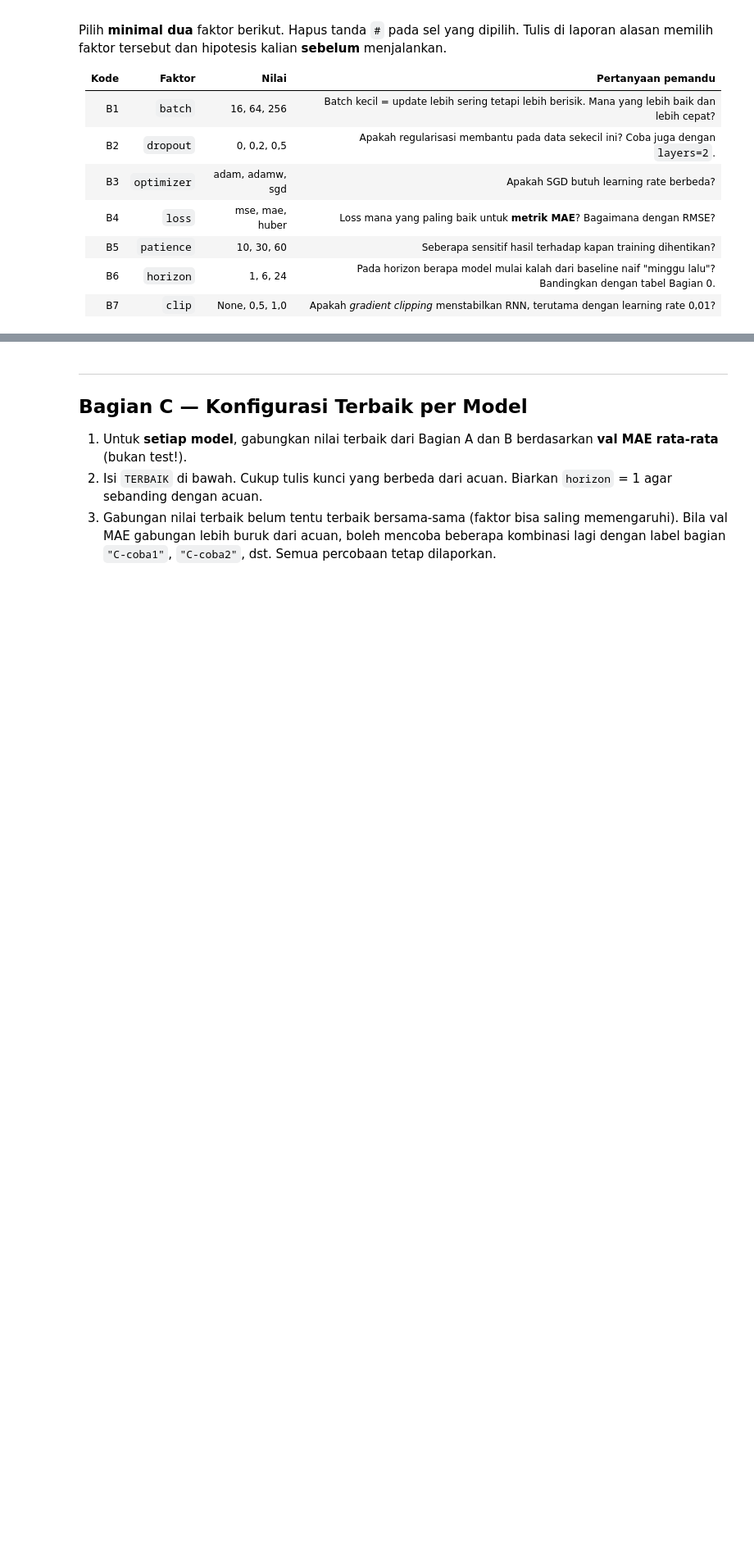
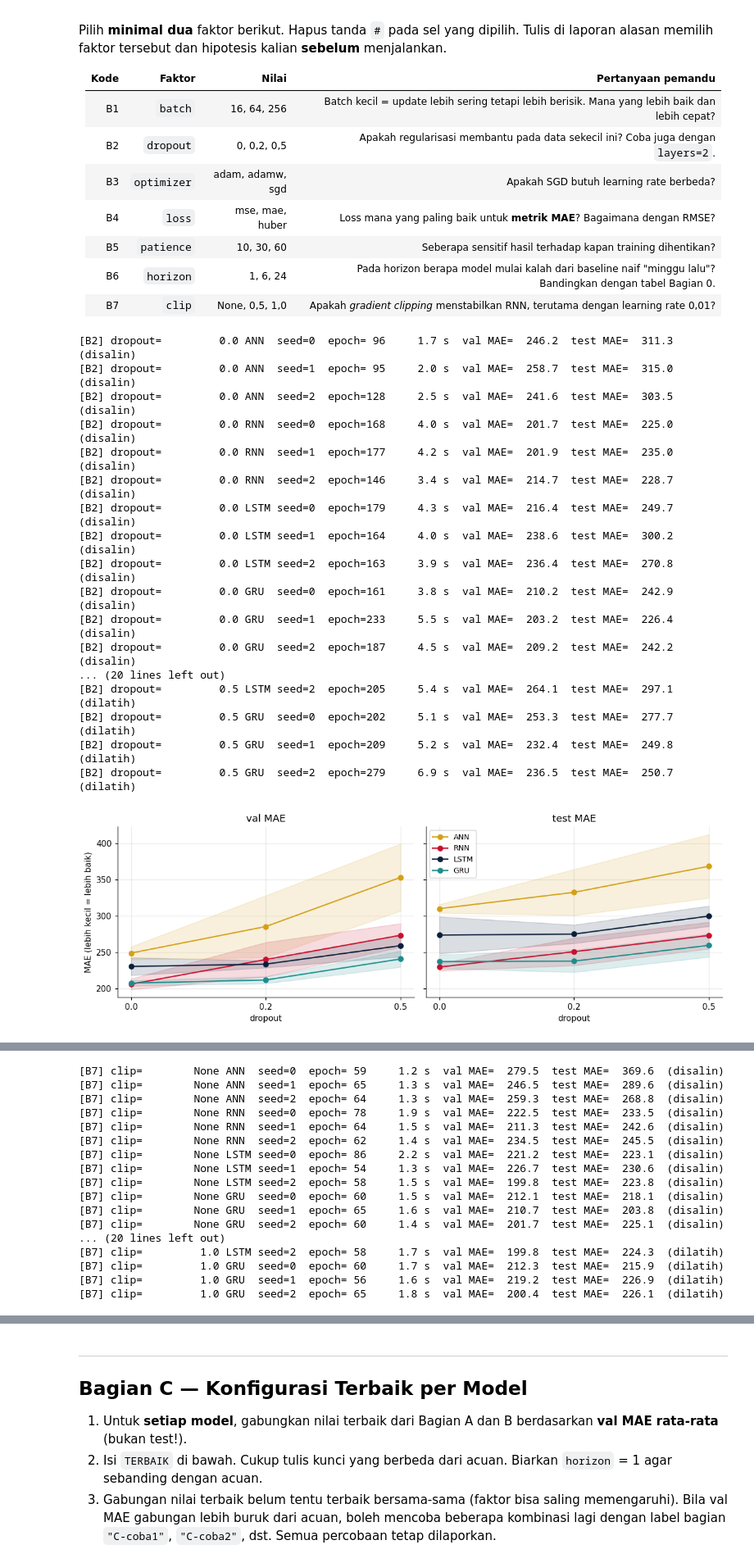
Before and after one commit to syarif124400082-afk/Tugas-DL-Kelompok-0, a Jupyter notebook: tugas_ablasi.ipynb, the cells around one changed output, grey strips where cells are left out. Shown at 82% size. Saved outputs shown, nothing was run; the diff lists cells and outputs as text; code cells hidden in the pictures; blank space fills up the shorter version.

```diff
--- a/tugas_ablasi.ipynb
+++ b/tugas_ablasi.ipynb
@@ -625,9 +693,28 @@ Pilih **minimal dua** faktor berikut. Hapus tanda `#` pada sel yang dipilih. Tul
 | B7 | `clip` | None, 0,5, 1,0 | Apakah *gradient clipping* menstabilkan RNN, terutama dengan learning rate 0,01? |
 # %%
 # b1 = jalankan("B1", "batch", [16, 64, 256]);              plot_faktor(b1, "batch size", simpan="B1_batch.png");     display(ringkas(b1))
-# b2 = jalankan("B2", "dropout", [0.0, 0.2, 0.5]);           plot_faktor(b2, "dropout", simpan="B2_dropout.png");      display(ringkas(b2))
+b2 = jalankan("B2", "dropout", [0.0, 0.2, 0.5]);           plot_faktor(b2, "dropout", simpan="B2_dropout.png");      display(ringkas(b2))
 # b3 = jalankan("B3", "optimizer", ["adam", "adamw", "sgd"]); plot_faktor(b3, "optimizer", simpan="B3_optimizer.png"); display(ringkas(b3))
 # b4 = jalankan("B4", "loss", ["mse", "mae", "huber"]);       plot_faktor(b4, "fungsi loss", simpan="B4_loss.png");    display(ringkas(b4))
 # b5 = jalankan("B5", "patience", [10, 30, 60]);              plot_faktor(b5, "patience", simpan="B5_patience.png");   display(ringkas(b5))
 # b6 = jalankan("B6", "horizon", [1, 6, 24]);                 plot_faktor(b6, "horizon (jam)", simpan="B6_horizon.png"); display(ringkas(b6))
-# b7 = jalankan("B7", "clip", [None, 0.5, 1.0], lr=1e-2);     plot_faktor(b7, "clip (lr = 0,01)", simpan="B7_clip.png"); display(ringkas(b7))
+b7 = jalankan("B7", "clip", [None, 0.5, 1.0], lr=1e-2);     plot_faktor(b7, "clip (lr = 0,01)", simpan="B7_clip.png"); display(ringkas(b7))
+# %% [output]
+[B2] dropout=         0.0 ANN  seed=0  epoch= 96     1.7 s  val MAE=  246.2  test MAE=  311.3  (disalin)
+[B2] dropout=         0.0 ANN  seed=1  epoch= 95     2.0 s  val MAE=  258.7  test MAE=  315.0  (disalin)
+[B2] dropout=         0.0 ANN  seed=2  epoch=128     2.5 s  val MAE=  241.6  test MAE=  303.5  (disalin)
+[B2] dropout=         0.0 RNN  seed=0  epoch=168     4.0 s  val MAE=  201.7  test MAE=  225.0  (disalin)
+[B2] dropout=         0.0 RNN  seed=1  epoch=177     4.2 s  val MAE=  201.9  test MAE=  235.0  (disalin)
+[B2] dropout=         0.0 RNN  seed=2  epoch=146     3.4 s  val MAE=  214.7  test MAE=  228.7  (disalin)
+[B2] dropout=         0.0 LSTM seed=0  epoch=179     4.3 s  val MAE=  216.4  test MAE=  249.7  (disalin)
+[B2] dropout=         0.0 LSTM seed=1  epoch=164     4.0 s  val MAE=  238.6  test MAE=  300.2  (disalin)
+[B2] dropout=         0.0 LSTM seed=2  epoch=163     3.9 s  val MAE=  236.4  test MAE=  270.8  (disalin)
+[B2] dropout=         0.0 GRU  seed=0  epoch=161     3.8 s  val MAE=  210.2  test MAE=  242.9  (disalin)
+[B2] dropout=         0.0 GRU  seed=1  epoch=233     5.5 s  val MAE=  203.2  test MAE=  226.4  (disalin)
+[B2] dropout=         0.0 GRU  seed=2  epoch=187     4.5 s  val MAE=  209.2  test MAE=  242.2  (disalin)
+... (20 lines left out)
+[B2] dropout=         0.5 LSTM seed=2  epoch=205     5.4 s  val MAE=  264.1  test MAE=  297.1  (dilatih)
+[B2] dropout=         0.5 GRU  seed=0  epoch=202     5.1 s  val MAE=  253.3  test MAE=  277.7  (dilatih)
+[B2] dropout=         0.5 GRU  seed=1  epoch=209     5.2 s  val MAE=  232.4  test MAE=  249.8  (dilatih)
+[B2] dropout=         0.5 GRU  seed=2  epoch=279     6.9 s  val MAE=  236.5  test MAE=  250.7  (dilatih)
+[figure, added]
@@ -633,0 +735,17 @@ Pilih **minimal dua** faktor berikut. Hapus tanda `#` pada sel yang dipilih. Tul
+[B7] clip=        None ANN  seed=0  epoch= 59     1.2 s  val MAE=  279.5  test MAE=  369.6  (disalin)
+[B7] clip=        None ANN  seed=1  epoch= 65     1.3 s  val MAE=  246.5  test MAE=  289.6  (disalin)
+[B7] clip=        None ANN  seed=2  epoch= 64     1.3 s  val MAE=  259.3  test MAE=  268.8  (disalin)
+[B7] clip=        None RNN  seed=0  epoch= 78     1.9 s  val MAE=  222.5  test MAE=  233.5  (disalin)
+[B7] clip=        None RNN  seed=1  epoch= 64     1.5 s  val MAE=  211.3  test MAE=  242.6  (disalin)
+[B7] clip=        None RNN  seed=2  epoch= 62     1.4 s  val MAE=  234.5  test MAE=  245.5  (disalin)
+[B7] clip=        None LSTM seed=0  epoch= 86     2.2 s  val MAE=  221.2  test MAE=  223.1  (disalin)
+[B7] clip=        None LSTM seed=1  epoch= 54     1.3 s  val MAE=  226.7  test MAE=  230.6  (disalin)
+[B7] clip=        None LSTM seed=2  epoch= 58     1.5 s  val MAE=  199.8  test MAE=  223.8  (disalin)
+[B7] clip=        None GRU  seed=0  epoch= 60     1.5 s  val MAE=  212.1  test MAE=  218.1  (disalin)
+[B7] clip=        None GRU  seed=1  epoch= 65     1.6 s  val MAE=  210.7  test MAE=  203.8  (disalin)
+[B7] clip=        None GRU  seed=2  epoch= 60     1.4 s  val MAE=  201.7  test MAE=  225.1  (disalin)
+... (20 lines left out)
+[B7] clip=         1.0 LSTM seed=2  epoch= 58     1.7 s  val MAE=  199.8  test MAE=  224.3  (dilatih)
+[B7] clip=         1.0 GRU  seed=0  epoch= 60     1.7 s  val MAE=  212.3  test MAE=  215.9  (dilatih)
+[B7] clip=         1.0 GRU  seed=1  epoch= 56     1.6 s  val MAE=  219.2  test MAE=  226.9  (dilatih)
+[B7] clip=         1.0 GRU  seed=2  epoch= 65     1.8 s  val MAE=  200.4  test MAE=  226.1  (dilatih)
```
Also changed, not shown: parts of 10 cells of this notebook.
